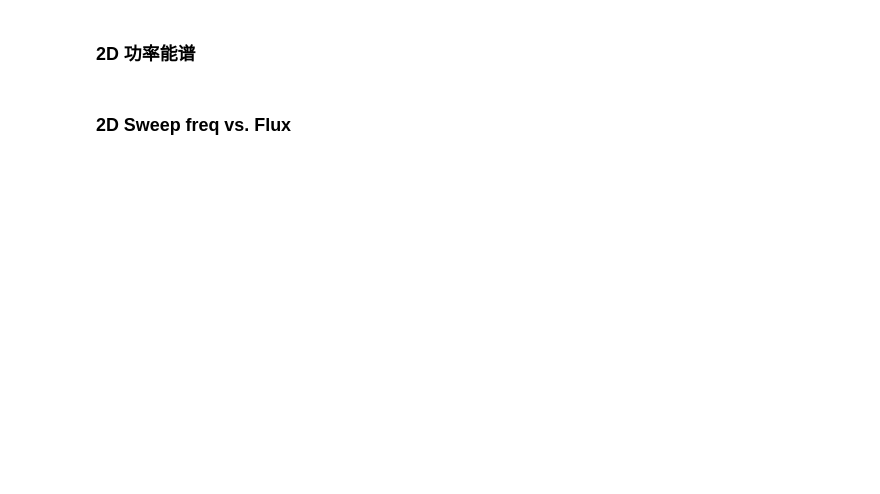
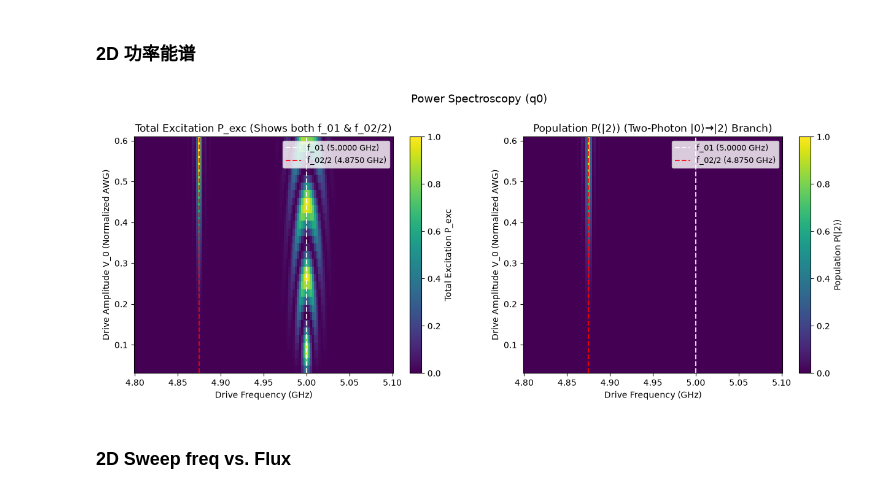
Before and after one commit to quantum-panda-a/SQPulse, a Jupyter notebook: examples/demo.ipynb, the cells around one changed output. Cells and saved outputs as stored; diff of their text form; code cells hidden in the pictures; blank space fills up the shorter version.

```diff
--- a/examples/demo.ipynb
+++ b/examples/demo.ipynb
@@ -298,15 +301,23 @@ res.plot()
 # %% [markdown]
 ### 2D 功率能谱
 # %%
-# 驱动幅度 vs 频率热力图
-pwr_res = QubitSpectroscopyExperiment.power_spectroscopy(
+# 2D 功率能谱：amps 传入数组，自动判断为 2D 并执行幅度 vs 频率联合扫描
+freqs_2d = np.linspace(4.8e9, 5.1e9, 121)
+amps_2d = np.linspace(0.04, 0.6, 31)
+
+pwr_res = QubitSpectroscopyExperiment.run(
     transmon=q,
+    freqs=freqs_2d,
+    amps=amps_2d,
     pulse_type=FlatTopPulse,
-    duration=200e-9,
-    amps=np.linspace(0.04, 0.6, 20),
-    freq_range=(4.82e9, 5.08e9),
-    num_points_freq=200,
+    duration=150e-9,
+    dt=1e-9,
 )
-pwr_res.plot()
+
+# 统一 plot()：自动识别扫描物理量为驱动幅度，并排展示总激发态与双光子 |0> -> |2> 分支
+pwr_res.plot(observable="both")
+plt.show()
+# %% [output]
+[figure, added]
 # %% [markdown]
 ### 2D Sweep freq vs. Flux
```
Also changed, not shown: parts of 5 cells of this notebook, 9 other files.
